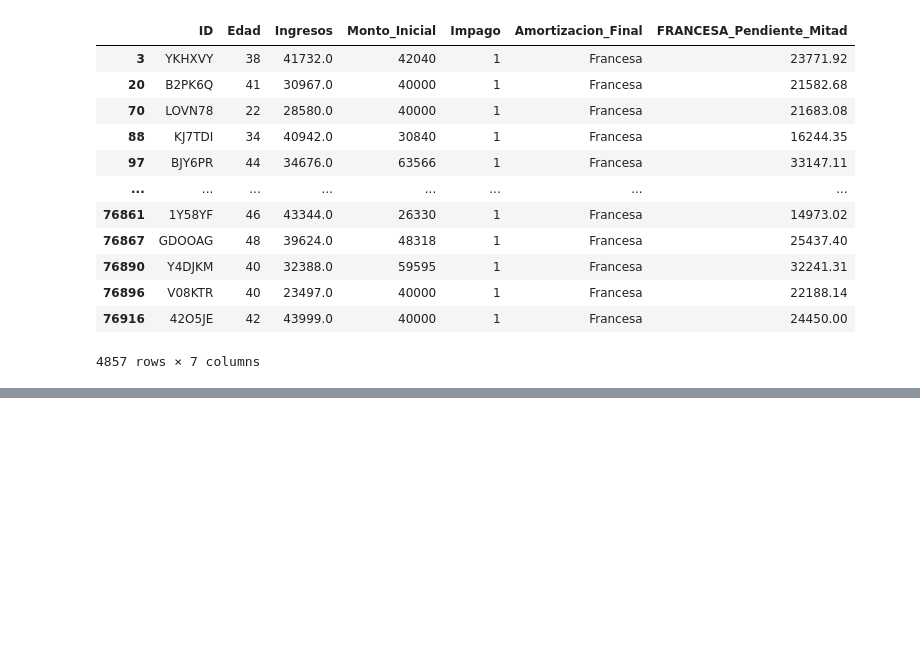
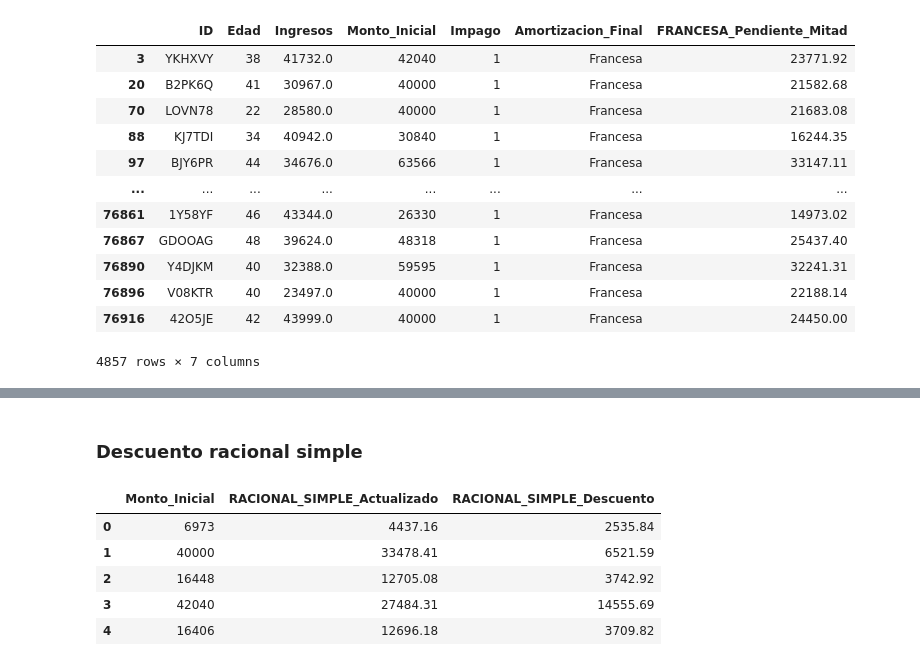
Before and after one commit to NaiaArroyo/RETO-5-NARANJA, a Jupyter notebook: Notebook Amortizacion Francesa y Aleman.ipynb, the cells around one changed output, grey strips where cells are left out. Drawn from its saved outputs; the diff is of its cells as text; code cells hidden in the pictures; blank space fills up the shorter version.

```diff
--- a/Notebook Amortizacion Francesa y Aleman.ipynb
+++ b/Notebook Amortizacion Francesa y Aleman.ipynb
@@ -296,0 +317,14 @@ df_pendiente_Francesa
+# %% [markdown]
+### Descuento racional simple
+# %%
+df["RACIONAL_SIMPLE_Actualizado"] = Cn / (1 + n_descuento * i_descuento)
+df["RACIONAL_SIMPLE_Descuento"] = Cn - df["RACIONAL_SIMPLE_Actualizado"]
+
+df[["Monto_Inicial", "RACIONAL_SIMPLE_Actualizado", "RACIONAL_SIMPLE_Descuento"]].head().round(2)
+# %% [output]
+|  | Monto_Inicial | RACIONAL_SIMPLE_Actualizado | RACIONAL_SIMPLE_Descuento |
+| 0 | 6973 | 4437.16 | 2535.84 |
+| 1 | 40000 | 33478.41 | 6521.59 |
+| 2 | 16448 | 12705.08 | 3742.92 |
+| 3 | 42040 | 27484.31 | 14555.69 |
+| 4 | 16406 | 12696.18 | 3709.82 |
```
Also changed, not shown: parts of 8 cells of this notebook.
